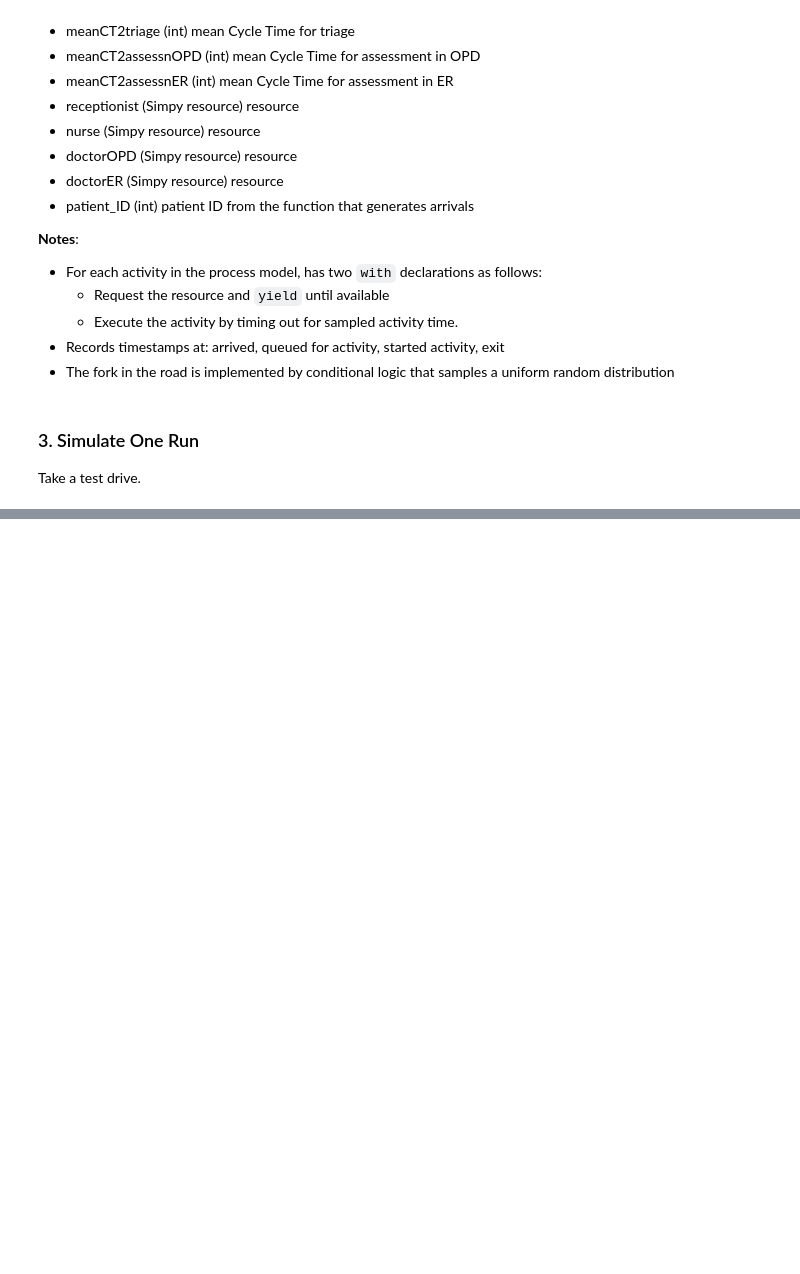
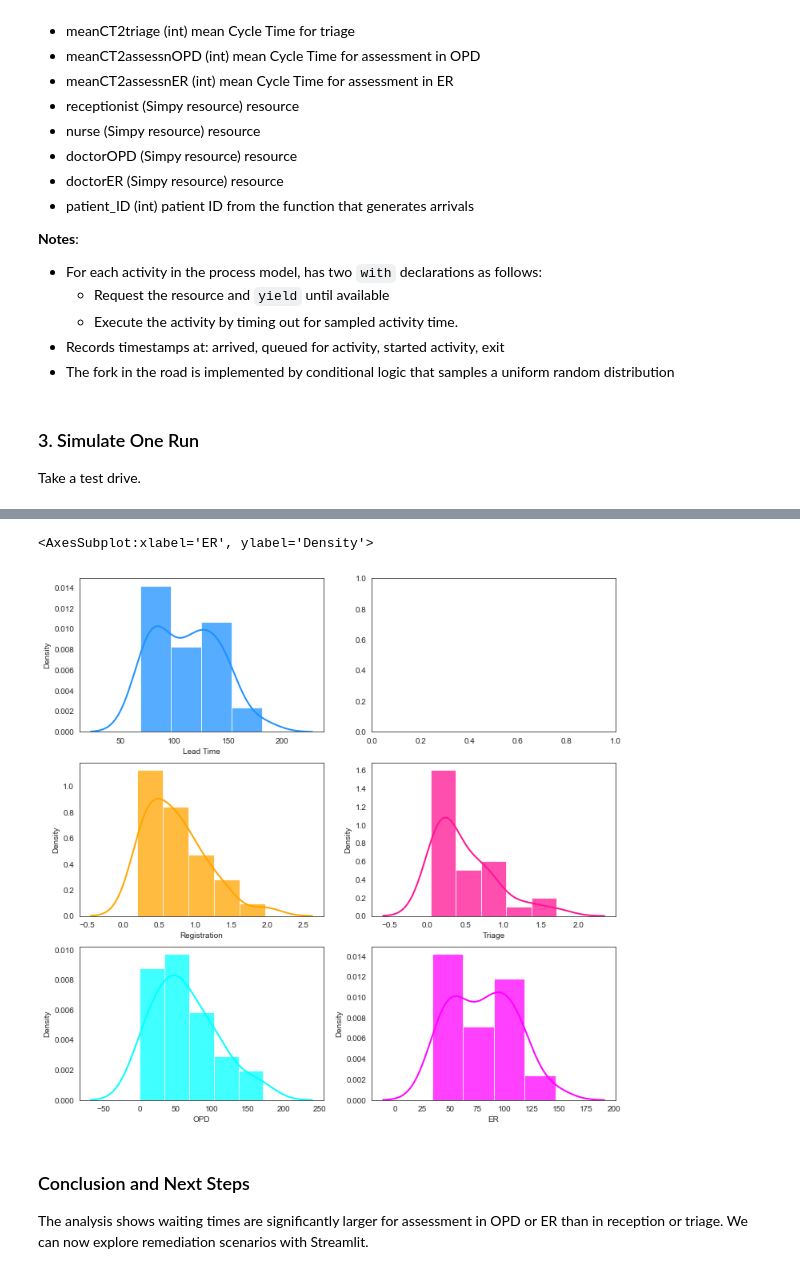
Before and after one commit to sunbee/factorySimulation, a Jupyter notebook: triage.ipynb, the cells around one changed output, grey strips where cells are left out. Drawn from its saved outputs; the diff is of its cells as text; code cells hidden in the pictures; blank space fills up the shorter version.

```diff
--- a/triage.ipynb
+++ b/triage.ipynb
@@ -217,0 +355,19 @@ Median time queued in | START 2 FINISH  | is 103.59835282176545
+# %%
+fig, axs = plt.subplots(3, 2)
+fig.set_figwidth(12)
+fig.set_figheight(12)
+
+sns.set_style("white")
+kwargs = {"hist_kws": {'alpha': 0.75}, "kde_kws": {'linewidth': 2}}
+sns.distplot(df.TAT, color="dodgerblue", ax=axs[0,0], axlabel="Lead Time", **kwargs)
+sns.distplot(df.Queued4Registration, color="orange", ax=axs[1,0], axlabel="Registration", **kwargs)
+sns.distplot(df.Queued4Triage, color="deeppink", ax=axs[1,1], axlabel="Triage", **kwargs)
+sns.distplot(df.Queued4AssessmentOPD, color="cyan", ax=axs[2,0], axlabel="OPD", **kwargs)
+sns.distplot(df.Queued4AssessmentER, color="magenta", ax=axs[2,1], axlabel="ER",**kwargs)
+# %% [output]
+<AxesSubplot:xlabel='ER', ylabel='Density'>
+[figure, added]
+# %% [markdown]
+### Conclusion and Next Steps
+
+The analysis shows waiting times are significantly larger for assessment in OPD or ER than in reception or triage. We can now explore remediation scenarios with Streamlit.
```
Also changed, not shown: parts of 11 cells of this notebook, 1 other file.
